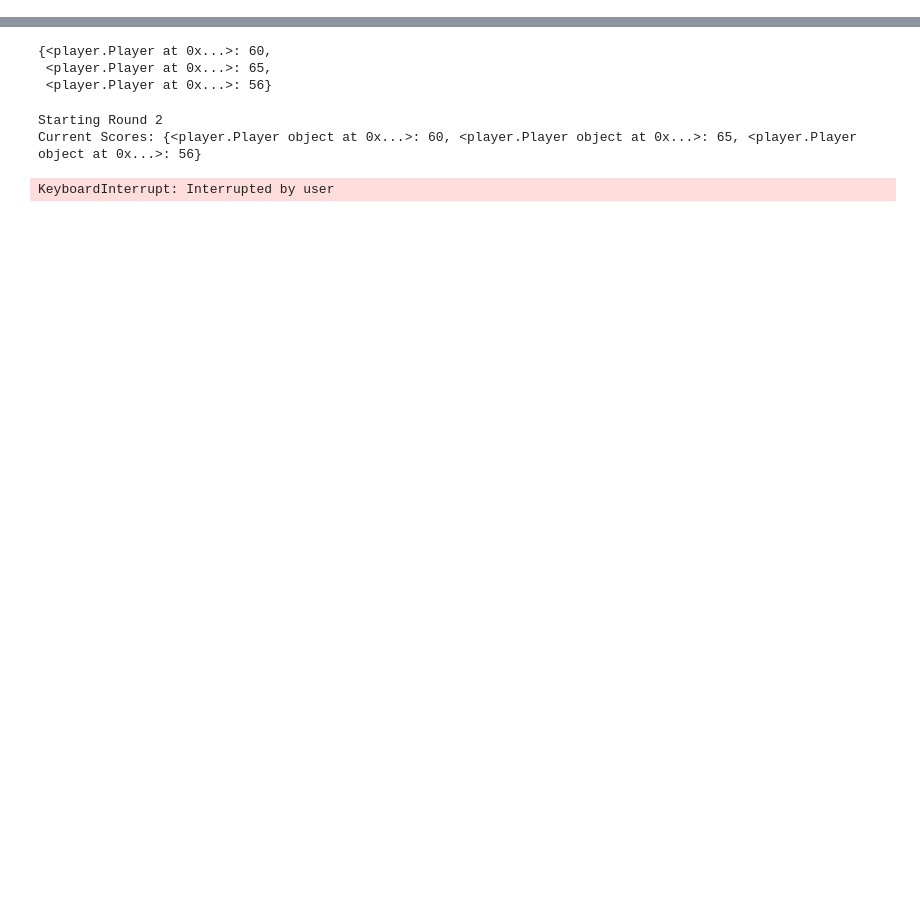
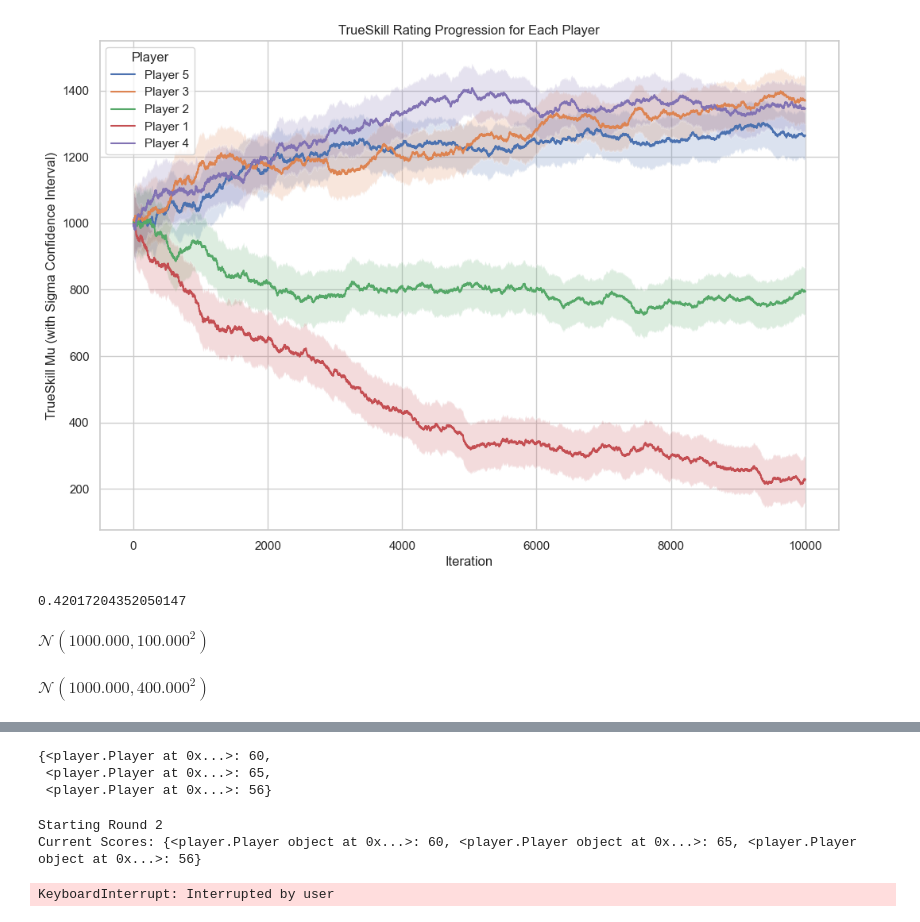
Before and after one commit to bendermist/dhumbal-montecarlo, a Jupyter notebook: dhumbal-simulations/notebooks/analysis.ipynb, the cells around one changed output, grey strips where cells are left out. Saved outputs shown, nothing was run; the diff lists cells and outputs as text; code cells hidden in the pictures; blank space fills up the shorter version.

```diff
--- a/dhumbal-simulations/notebooks/analysis.ipynb
+++ b/dhumbal-simulations/notebooks/analysis.ipynb
@@ -59,0 +192,35 @@ Player 3 drew card TWO♣
+# %%
+import seaborn as sns
+import matplotlib.pyplot as plt
+import pandas as pd
+
+# Assuming ranking_progression is already filled with TrueSkill data
+# ranking_progression = ...
+
+# Preparing DataFrame for Seaborn
+data_for_plot = []
+for name, ratings in ranking_progression.items():
+    for iteration, (mu, sigma) in enumerate(ratings):
+        data_for_plot.append({'Player': name, 'Iteration': iteration, 'Mu': mu, 'Sigma': sigma})
+
+df = pd.DataFrame(data_for_plot)
+
+# Plotting
+sns.set(style="whitegrid")
+plt.figure(figsize=(12, 8))
+
+# Line plot for the mean (mu)
+sns.lineplot(x='Iteration', y='Mu', hue='Player', data=df, legend='full')
+
+# Adding a shaded area for the confidence interval (sigma)
+for name in ranking_progression.keys():
+    player_df = df[df['Player'] == name]
+    plt.fill_between(player_df['Iteration'], player_df['Mu'] - player_df['Sigma'], player_df['Mu'] + player_df['Sigma'], alpha=0.2)
+
+plt.title('TrueSkill Rating Progression for Each Player')
+plt.xlabel('Iteration')
+plt.ylabel('TrueSkill Mu (with Sigma Confidence Interval)')
+plt.legend(title='Player')
+plt.show()
+# %% [output]
+[figure, added]
@@ -59,0 +239,12 @@ Player 3 drew card TWO♣
+# %%
+win_probability([player_stats['Player 1']['trueskill_rating']], [player_stats['Player 3']['trueskill_rating']])
+# %% [output]
+0.42017204352050147
+# %%
+player_stats[players[2].name]["trueskill_rating"]
+# %% [output]
+$\mathcal{ N }( 1000.000, 100.000^2 )$
+# %%
+trueskill_ratings['Player 1']
+# %% [output]
+$\mathcal{ N }( 1000.000, 400.000^2 )$
```
Also changed, not shown: parts of 17 cells of this notebook, 5 other files.
